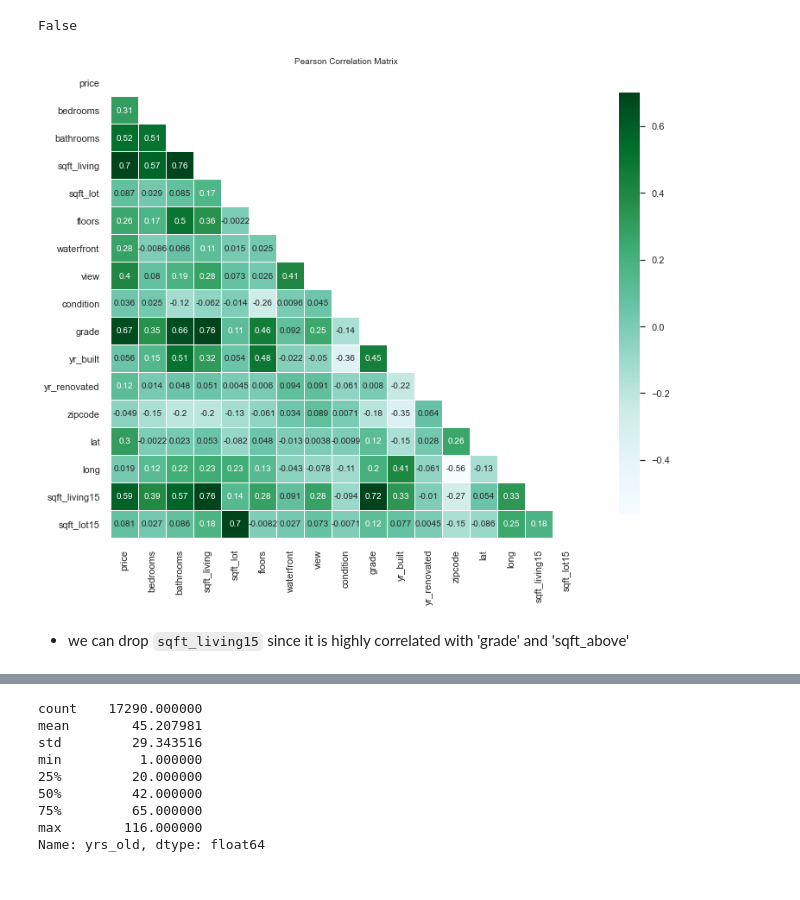
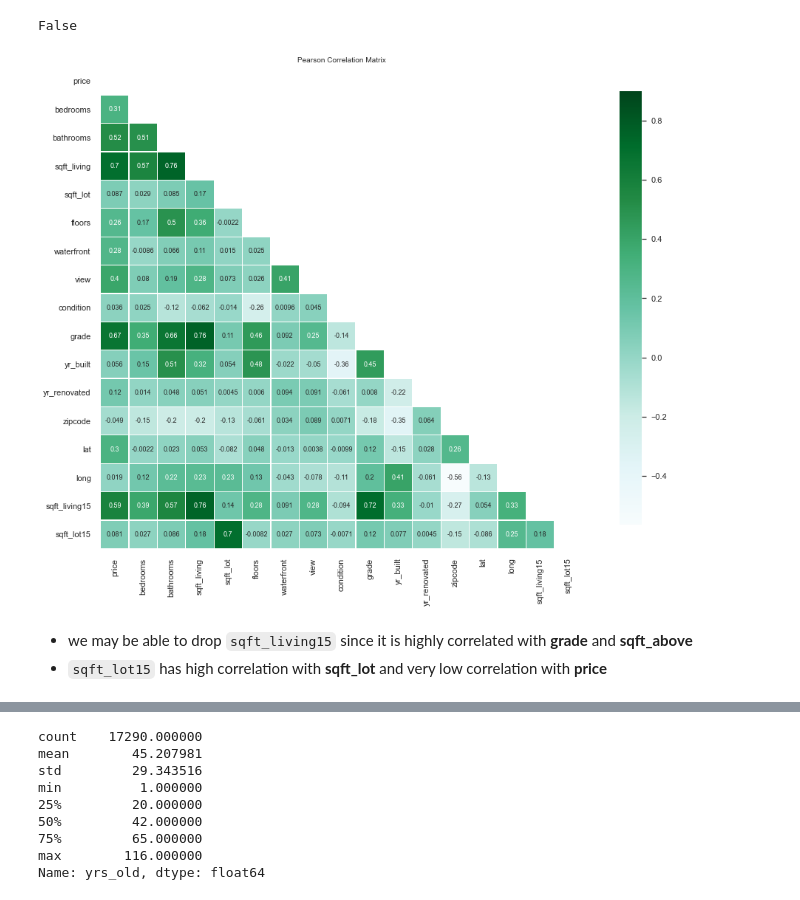
Before and after one commit to ykfarhan/predicting-kings-county-housing-price, a Jupyter notebook: Bakeoff_modeling_process_v1.ipynb, the cells around one changed output, grey strips where cells are left out. Drawn from its saved outputs; the diff is of its cells as text; code cells hidden in the pictures.

```diff
--- a/Bakeoff_modeling_process_v1.ipynb
+++ b/Bakeoff_modeling_process_v1.ipynb
@@ -95,16 +94,17 @@ False
 # %%
 # let's check the correlation between the features
 
 mask = np.zeros_like(house.corr(), dtype=np.bool)
 mask[np.triu_indices_from(mask)] = True
 
-f, ax = plt.subplots(figsize=(16, 10))
+f, ax = plt.subplots(figsize=(18, 12))
 plt.title('Pearson Correlation Matrix',fontsize=10)
 
-sns.heatmap(house.corr(),linewidths=0.25,vmax=0.7,square=True,cmap="BuGn", #"BuGn_r" to reverse
-            linecolor='w',annot=True,annot_kws={"size":10},mask=mask,cbar_kws={"shrink": .9});
+sns.heatmap(house.corr(),linewidths=0.25,vmax=0.9,square=True,cmap="BuGn", #"BuGn_r" to reverse
+            linecolor='w',annot=True,annot_kws={"size":9},mask=mask,cbar_kws={"shrink": .9});
 plt.show()
 # %% [output]
-[figure, old version]
+[figure, new version]
 # %% [markdown]
-* we can drop `sqft_living15` since it is highly correlated with 'grade' and 'sqft_above'
+* we may be able to drop `sqft_living15` since it is highly correlated with **grade** and **sqft_above**
+* `sqft_lot15` has high correlation with **sqft_lot** and very low correlation with **price**
```
Also changed, not shown: parts of 84 cells of this notebook, 2 other files.
